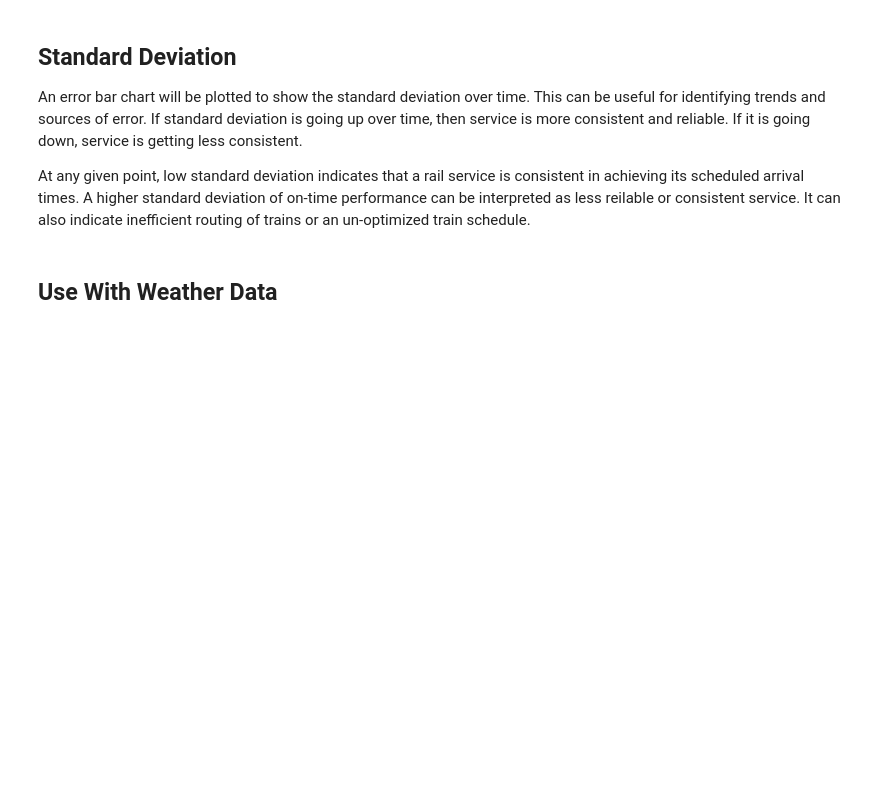
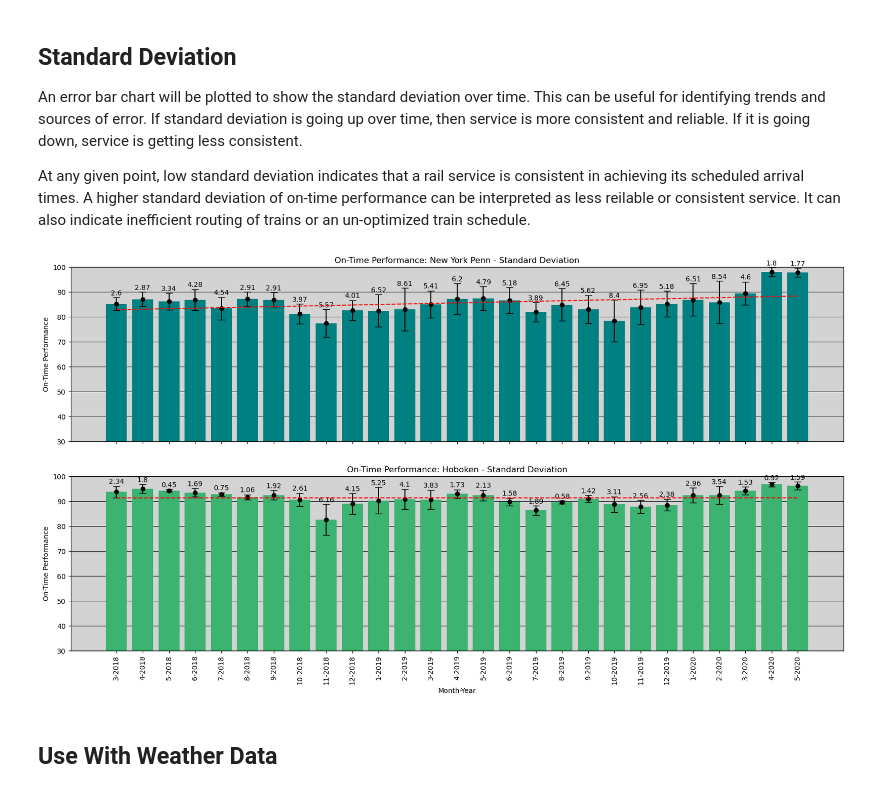
Before and after one commit to d0ugherty/On-Time-Performance-Stats, a Jupyter notebook: on_time_performance.ipynb, the cells around one changed output. Cells and saved outputs as stored; diff of their text form; code cells hidden in the pictures; blank space fills up the shorter version.

Commit message:
colors

```diff
--- a/on_time_performance.ipynb
+++ b/on_time_performance.ipynb
@@ -129,42 +155,46 @@ all_services['date'] = pd.to_datetime(all_services['date'])
 all_services['year'] = all_services['date'].dt.year
 all_services['month'] = all_services['date'].dt.month
 
-## TO DO: look into data accuracy. This seems to be averaging together the OTPs of the peak intervals
 otps_by_month_year_ny = all_services.groupby(['year', 'month']).apply(lambda x: np.mean(helper.otp_for_destination(x, 'New York Penn Station')))
 std_devs_by_month_year_ny = all_services.groupby(['year', 'month']).apply(lambda x: helper.calculate_std_dev(helper.otp_for_destination(x, 'New York Penn Station')))
 otps_by_month_year_hoboken = all_services.groupby(['year', 'month']).apply(lambda x: np.mean(helper.otp_for_destination(x, 'Hoboken')))
 std_devs_by_month_year_hoboken = all_services.groupby(['year', 'month']).apply(lambda x: helper.calculate_std_dev(helper.otp_for_destination(x, 'Hoboken')))
 
 x_labels = [f"{month}-{year}" for year, month in otps_by_month_year_ny.index]
 xpos = np.arange(len(otps_by_month_year_ny))
 
 fig, (ax1, ax2) = plt.subplots(2, 1, figsize=(20, 10), sharex=True)
 
 # Plot New York Penn data
-ax1.bar(xpos, otps_by_month_year_ny, color='teal', zorder=0)
-ax1.errorbar(xpos, otps_by_month_year_ny, yerr=std_devs_by_month_year_ny, fmt='o', color='black', zorder=0, capsize=5)
+ax1.bar(xpos, otps_by_month_year_ny, color='teal', zorder=3)
+ax1.errorbar(xpos, otps_by_month_year_ny, yerr=std_devs_by_month_year_ny, fmt='o', color='black', zorder=3, capsize=5)
 for i, (mean, std_dev) in enumerate(zip(otps_by_month_year_ny, std_devs_by_month_year_ny)):
     ax1.text(i, mean + std_dev + 1, round(std_dev, 2), horizontalalignment='center')
 slope, intercept = np.polyfit(xpos, otps_by_month_year_ny, 1)
-ax1.plot(xpos, slope*xpos + intercept, color='red', linestyle='--')
+ax1.plot(xpos, slope*xpos + intercept, color='red', linestyle='--',zorder=6)
+ax1.set_facecolor('lightgray')
 ax1.set_ylabel('On-Time Performance')
 ax1.set_ylim([30, 100])
 ax1.set_title('On-Time Performance: New York Penn - Standard Deviation')
 
 # Plot Hoboken data
-ax2.bar(xpos, otps_by_month_year_hoboken, color='mediumseagreen', zorder=0)
-ax2.errorbar(xpos, otps_by_month_year_hoboken, yerr=std_devs_by_month_year_hoboken, fmt='o', color='black', zorder=0,capsize=5)
+ax2.bar(xpos, otps_by_month_year_hoboken, color='mediumseagreen', zorder=3)
+ax2.errorbar(xpos, otps_by_month_year_hoboken, yerr=std_devs_by_month_year_hoboken, fmt='o', color='black', zorder=3,capsize=5)
 for i, (mean, std_dev) in enumerate(zip(otps_by_month_year_hoboken, std_devs_by_month_year_hoboken)):
     ax2.text(i, mean + std_dev + 1, round(std_dev, 2), horizontalalignment='center')
 slope, intercept = np.polyfit(xpos, otps_by_month_year_hoboken, 1)
-ax2.plot(xpos, slope*xpos + intercept, color='red', linestyle='--')
+ax2.plot(xpos, slope*xpos + intercept, color='red', linestyle='--',zorder=6)
 ax2.set_xlabel('Month-Year')
 ax2.set_ylabel('On-Time Performance')
 ax2.set_ylim([30, 100])
 ax2.set_title('On-Time Performance: Hoboken - Standard Deviation')
-
+ax1.grid(axis='y', linestyle='-', alpha=0.7,color='black',zorder=0)
+ax2.grid(axis='y', linestyle='-', color='black', zorder = 0)
+ax2.set_facecolor('lightgray')
 plt.xticks(xpos, x_labels, rotation=90)
 plt.show()
+# %% [output]
+[figure, added]
 # %% [markdown]
 ## Use With Weather Data
 # %% [markdown]
```
Also changed, not shown: parts of 4 cells of this notebook.
